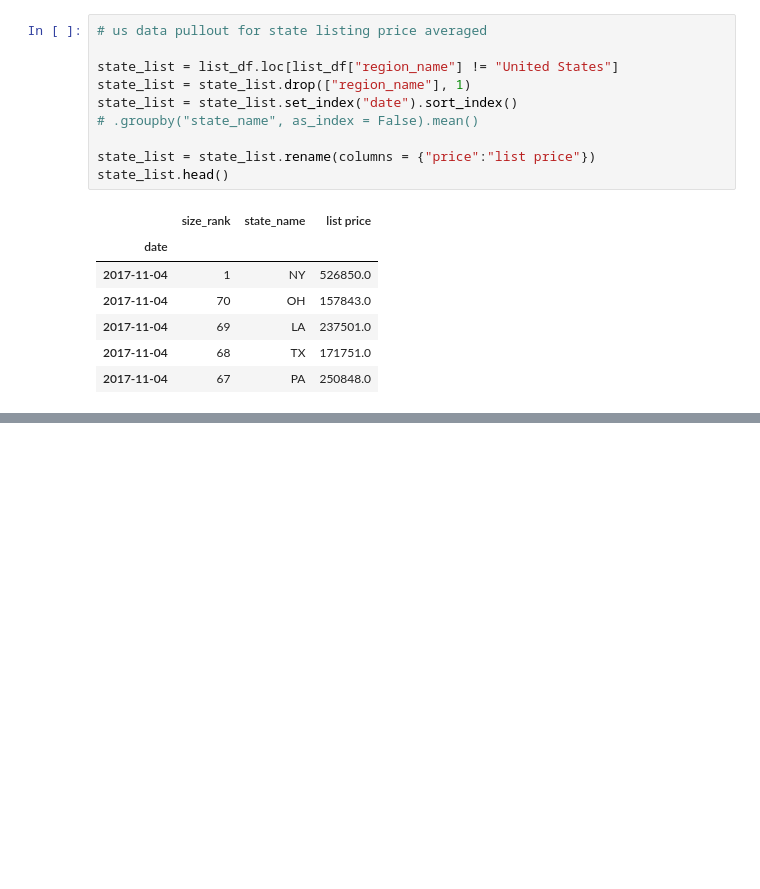
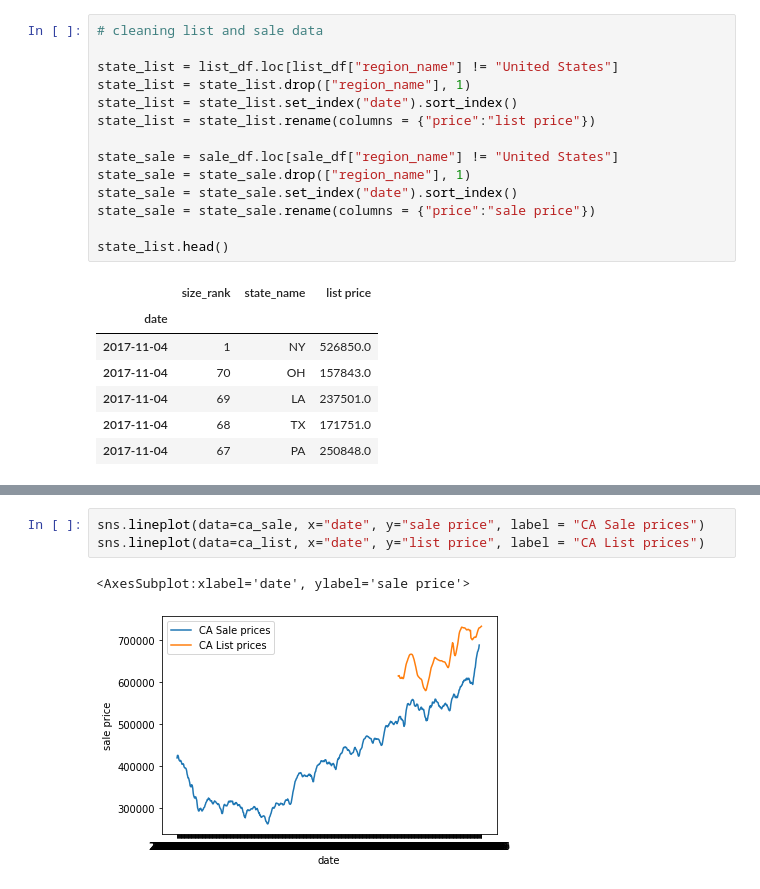
Before and after one commit to qklm/Zillow_Group_Project, a Jupyter notebook: zillow_model_states.ipynb, the cells around one changed output, grey strips where cells are left out. Drawn from its saved outputs; the diff is of its cells as text; blank space fills up the shorter version.

```diff
--- a/zillow_model_states.ipynb
+++ b/zillow_model_states.ipynb
@@ -59,14 +77,18 @@ list_df.head()
 | 3 | 3 | Chicago, IL | IL | 2017-11-04 | 319556.0 |
 | 4 | 4 | Dallas-Fort Worth, TX | TX | 2017-11-04 | 347537.0 |
 # %%
-# us data pullout for state listing price averaged
+# cleaning list and sale data
 
 state_list = list_df.loc[list_df["region_name"] != "United States"]
 state_list = state_list.drop(["region_name"], 1)
 state_list = state_list.set_index("date").sort_index()
-# .groupby("state_name", as_index = False).mean()
+state_list = state_list.rename(columns = {"price":"list price"})
 
-state_list = state_list.rename(columns = {"price":"list price"})
+state_sale = sale_df.loc[sale_df["region_name"] != "United States"]
+state_sale = state_sale.drop(["region_name"], 1)
+state_sale = state_sale.set_index("date").sort_index()
+state_sale = state_sale.rename(columns = {"price":"sale price"})
+
 state_list.head()
 # %% [output]
 |  | size_rank | state_name | list price |
@@ -300,0 +200,6 @@ Mean absolute error test set: 33331.24989583333
+# %%
+sns.lineplot(data=ca_sale, x="date", y="sale price", label = "CA Sale prices")
+sns.lineplot(data=ca_list, x="date", y="list price", label = "CA List prices")
+# %% [output]
+<AxesSubplot:xlabel='date', ylabel='sale price'>
+[figure, added]
```
Also changed, not shown: parts of 24 cells of this notebook, 1 other file.
